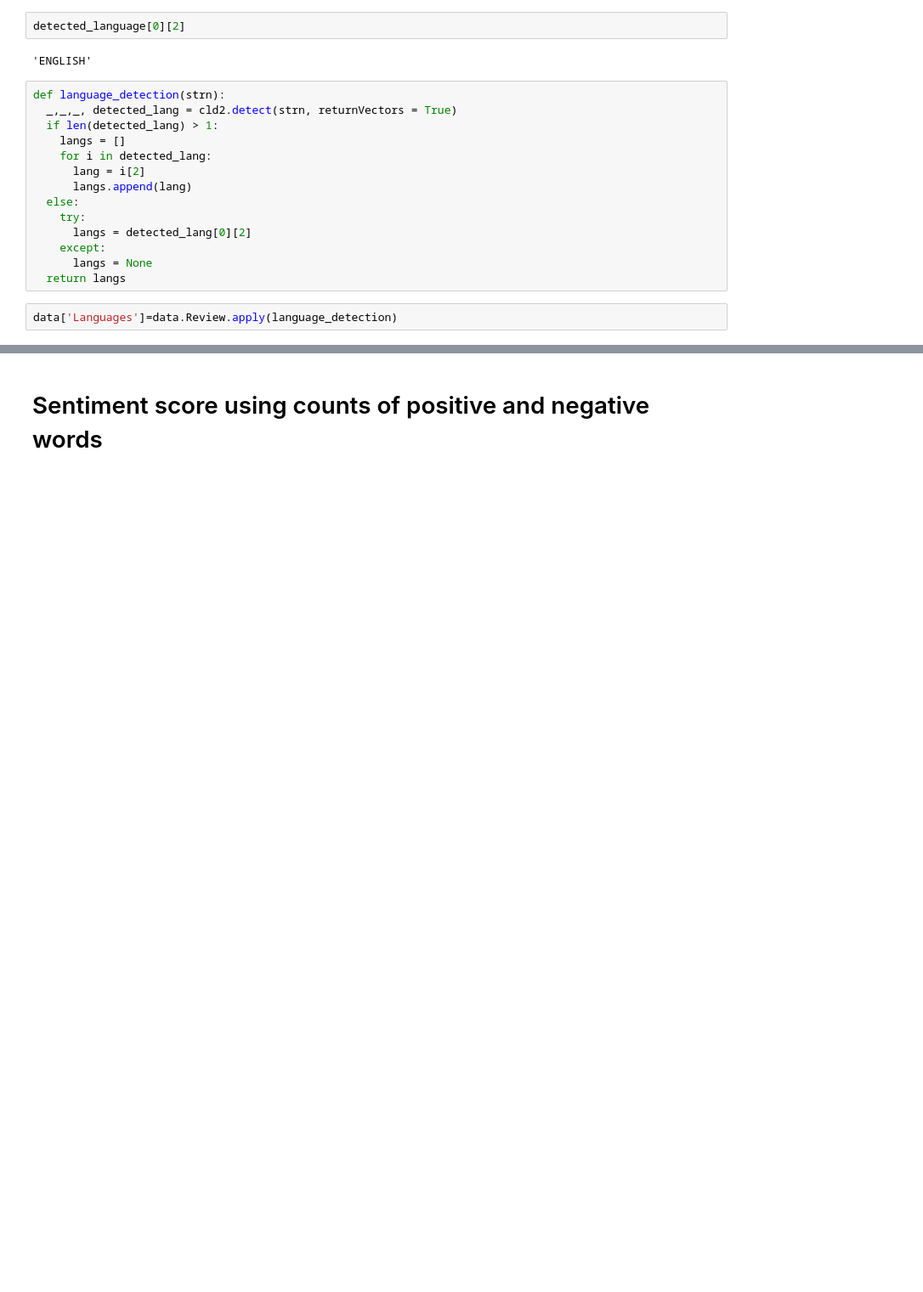
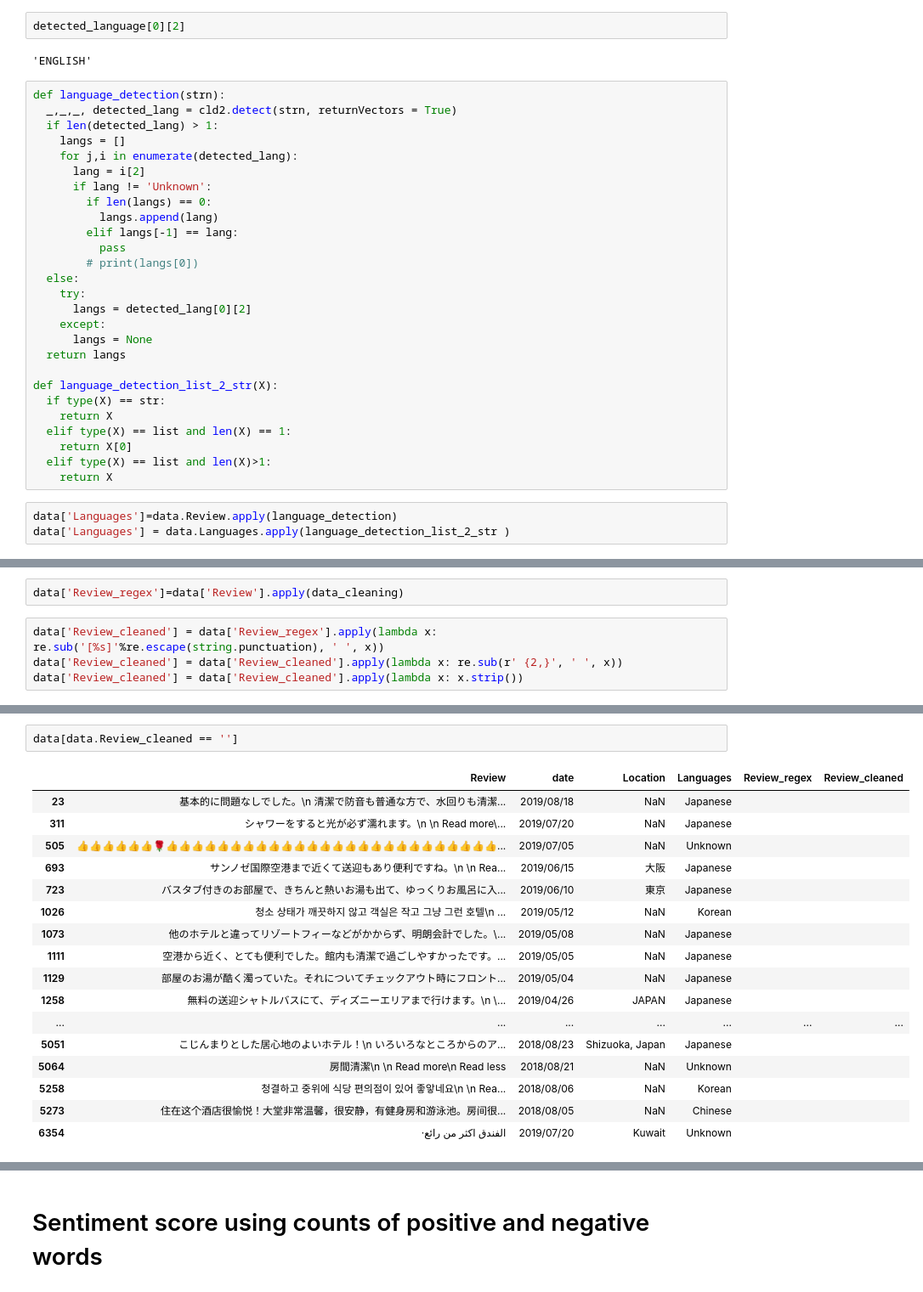
Before and after one commit to piyumaha12/Clootrack_assignment, a Jupyter notebook: exploration.ipynb, the cells around one changed output, grey strips where cells are left out. Shown: that part at 85% size. Saved outputs shown, nothing was run; the diff lists cells and outputs as text; blank space fills up the shorter version.

```diff
--- a/exploration.ipynb
+++ b/exploration.ipynb
@@ -323,17 +192,31 @@ def language_detection(strn):
   _,_,_, detected_lang = cld2.detect(strn, returnVectors = True)
   if len(detected_lang) > 1:
     langs = []
-    for i in detected_lang:
+    for j,i in enumerate(detected_lang):
       lang = i[2]
-      langs.append(lang)
+      if lang != 'Unknown':
+        if len(langs) == 0:
+          langs.append(lang)
+        elif langs[-1] == lang:
+          pass
+        # print(langs[0])
   else:
     try:
       langs = detected_lang[0][2]
     except:
       langs = None
   return langs
+
+def language_detection_list_2_str(X):
+  if type(X) == str:
+    return X
+  elif type(X) == list and len(X) == 1:
+    return X[0]
+  elif type(X) == list and len(X)>1:
+    return X
 # %%
 data['Languages']=data.Review.apply(language_detection)
+data['Languages'] = data.Languages.apply(language_detection_list_2_str )
 # %%
 data['Languages'].isnull().sum()
 # %% [output]
@@ -340,0 +319,6 @@ data['Languages'].isnull().sum()
+# %%
+data['Review_regex']=data['Review'].apply(data_cleaning)
+# %%
+data['Review_cleaned'] = data['Review_regex'].apply(lambda x: re.sub('[%s]'%re.escape(string.punctuation), ' ', x))
+data['Review_cleaned'] = data['Review_cleaned'].apply(lambda x: re.sub(r' {2,}', ' ', x))
+data['Review_cleaned'] = data['Review_cleaned'].apply(lambda x: x.strip())
@@ -340,0 +367,20 @@ data['Languages'].isnull().sum()
+# %%
+data[data.Review_cleaned == '']
+# %% [output]
+|  | Review | date | Location | Languages | Review_regex | Review_cleaned |
+| 23 | 基本的に問題なしでした。\n 清潔で防音も普通な方で、水回りも清潔... | 2019/08/18 | NaN | Japanese |  |  |
+| 311 | シャワーをすると光が必ず濡れます。\n \n Read more\... | 2019/07/20 | NaN | Japanese |  |  |
+| 505 | 👍👍👍👍👍👍🌹👍👍👍👍👍👍👍👍👍👍👍👍👍👍👍👍👍👍👍👍👍👍👍👍👍👍... | 2019/07/05 | NaN | Unknown |  |  |
+| 693 | サンノゼ国際空港まで近くて送迎もあり便利ですね。\n \n Rea... | 2019/06/15 | 大阪 | Japanese |  |  |
+| 723 | バスタブ付きのお部屋で、きちんと熱いお湯も出て、ゆっくりお風呂に入... | 2019/06/10 | 東京 | Japanese |  |  |
+| 1026 | 청소 상태가 깨끗하지 않고 객실은 작고 그냥 그런 호텔\n ... | 2019/05/12 | NaN | Korean |  |  |
+| 1073 | 他のホテルと違ってリゾートフィーなどがかからず、明朗会計でした。\... | 2019/05/08 | NaN | Japanese |  |  |
+| 1111 | 空港から近く、とても便利でした。館内も清潔で過ごしやすかったです。... | 2019/05/05 | NaN | Japanese |  |  |
+| 1129 | 部屋のお湯が酷く濁っていた。それについてチェックアウト時にフロント... | 2019/05/04 | NaN | Japanese |  |  |
+| 1258 | 無料の送迎シャトルバスにて、ディズニーエリアまで行けます。\n \... | 2019/04/26 | JAPAN | Japanese |  |  |
+| ... | ... | ... | ... | ... | ... | ... |
+| 5051 | こじんまりとした居心地のよいホテル！\n いろいろなところからのア... | 2018/08/23 | Shizuoka, Japan | Japanese |  |  |
+| 5064 | 房間清潔\n \n Read more\n Read less | 2018/08/21 | NaN | Unknown |  |  |
+| 5258 | 청결하고 중위에 식당 편의점이 있어 좋앟네요\n \n Rea... | 2018/08/06 | NaN | Korean |  |  |
+| 5273 | 住在这个酒店很愉悦！大堂非常温馨，很安静，有健身房和游泳池。房间很... | 2018/08/05 | NaN | Chinese |  |  |
+| 6354 | ·الفندق اكثر من رائع | 2019/07/20 | Kuwait | Unknown |  |  |
```
Also changed, not shown: parts of 64 cells of this notebook.
